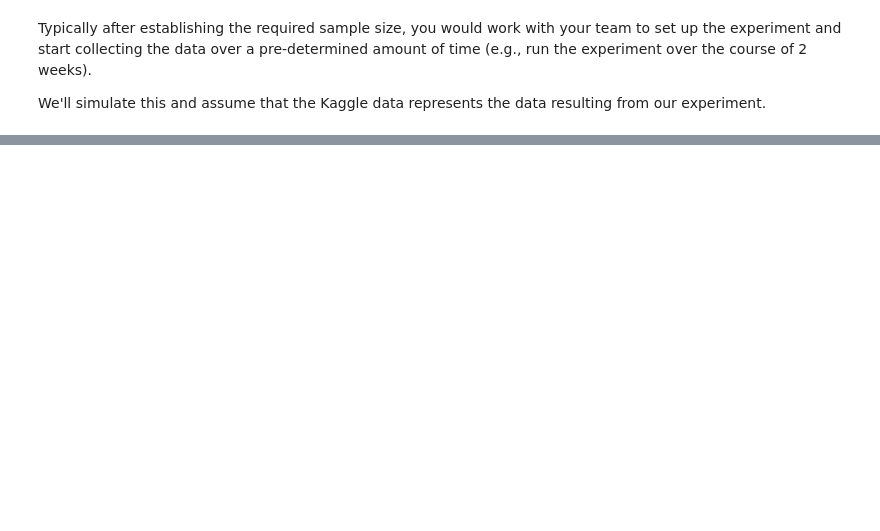
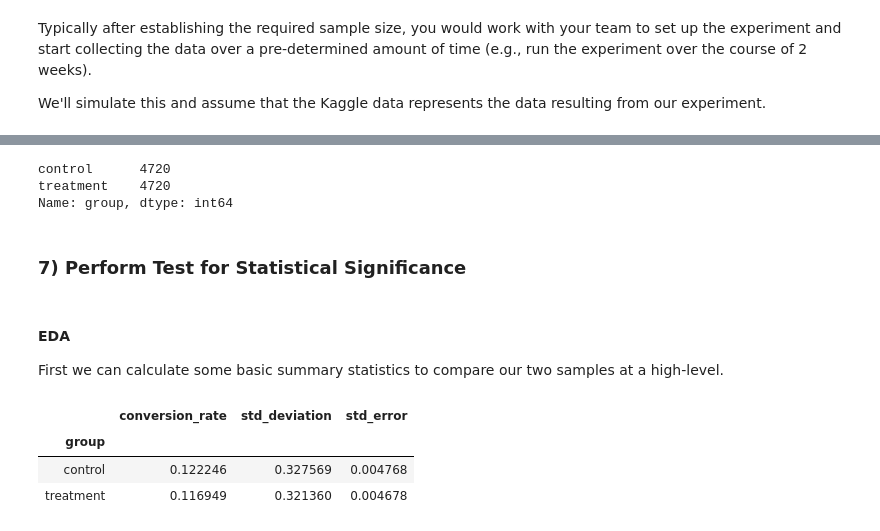
Before and after one commit to noriegaian/Technical-Toolbox, a Jupyter notebook: Python/Ian/AB Testing.ipynb, the cells around one changed output, grey strips where cells are left out. Cells and saved outputs as stored; diff of their text form; code cells hidden in the pictures; blank space fills up the shorter version.

```diff
--- a/Python/Ian/AB Testing.ipynb
+++ b/Python/Ian/AB Testing.ipynb
@@ -97,0 +198,32 @@ We'll simulate this and assume that the Kaggle data represents the data resultin
+# %%
+#quickly just confirm value counts
+ab_test['group'].value_counts()
+# %% [output]
+control      4720
+treatment    4720
+Name: group, dtype: int64
+# %% [markdown]
+### 7) Perform Test for Statistical Significance
+# %% [markdown]
+#### EDA
+
+First we can calculate some basic summary statistics to compare our two samples at a high-level.
+# %%
+#standard deviation of the proportion
+std_p = lambda x: np.std(x, ddof=0)
+
+#std error of the proportion (std / sqrt(n))
+se_p = lambda x: stats.sem(x, ddof=0)
+
+conversion_rates = ab_test.groupby('group')['converted'].agg([np.mean, std_p, se_p])
+    #note that agg is handy for adding multiple values after a groupby
+
+#edit column names
+conversion_rates.columns = ['conversion_rate','std_deviation','std_error']
+
+conversion_rates
+# %% [output]
+|  | conversion_rate | std_deviation | std_error |
+| group |  |  |  |
+| control | 0.122246 | 0.327569 | 0.004768 |
+| treatment | 0.116949 | 0.321360 | 0.004678 |
```
Also changed, not shown: parts of 20 cells of this notebook.
